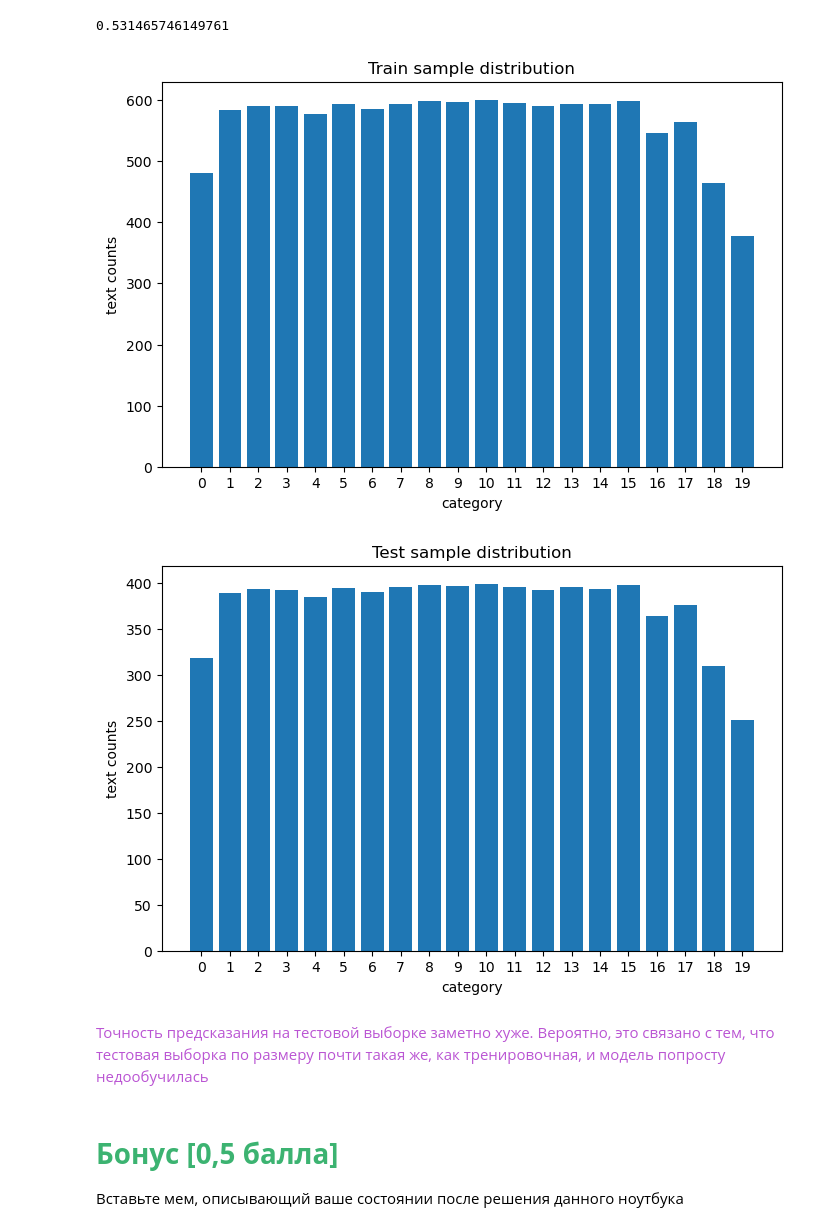
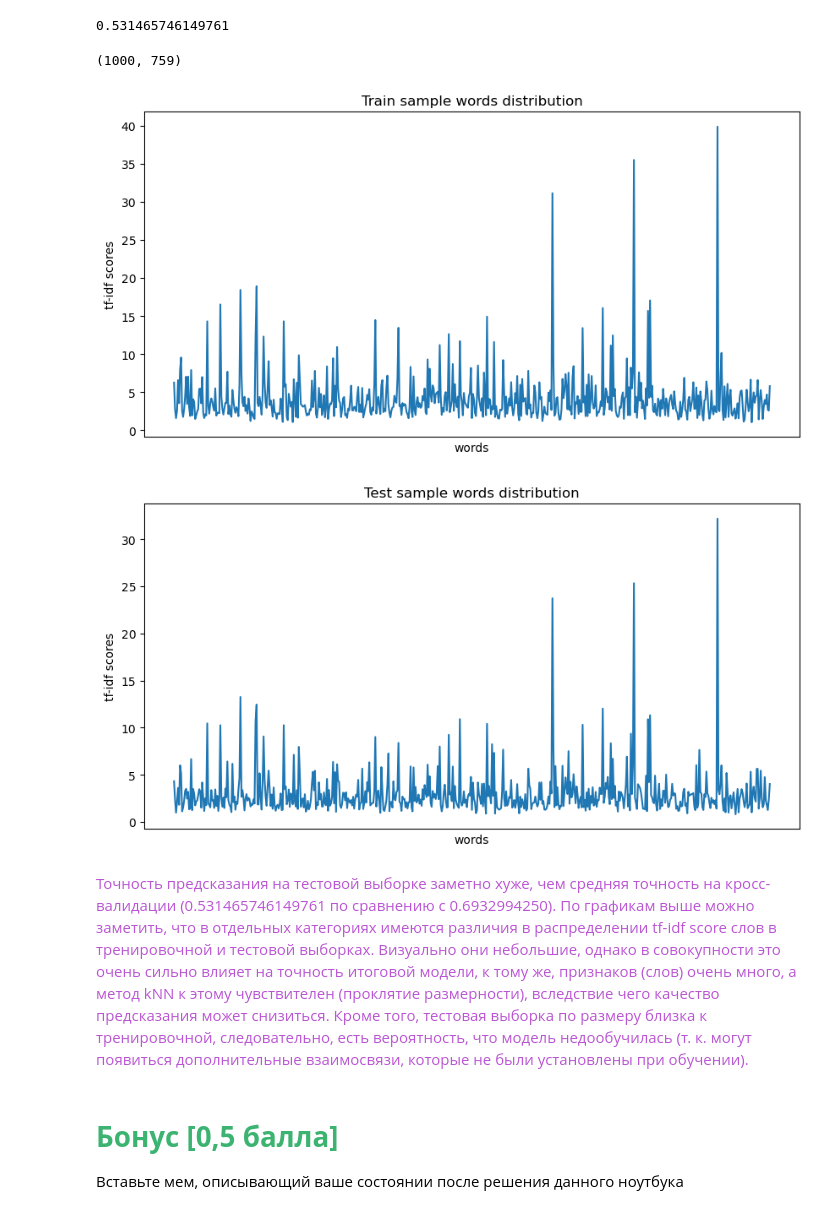
Before and after one commit to gerarte04/mlcmcmsu24, a Jupyter notebook: research/02_knn/[Research]_KNN_[2024_2025].ipynb, the cells around one changed output. Cells and saved outputs as stored; diff of their text form; code cells hidden in the pictures.

```diff
--- a/research/02_knn/[Research]_KNN_[2024_2025].ipynb
+++ b/research/02_knn/[Research]_KNN_[2024_2025].ipynb
@@ -353,9 +380,10 @@ plt.show()
  Оцените точность вашей лучшей модели на тестовой части датасета. Отличается ли оно от качества, полученного на кросс-валидации? Почему? При ответе на поставленные вопросы вам поможет анализ распределений обучающей и тестовой выборок
 # %%
 from sklearn.pipeline import Pipeline
+from sklearn.neighbors import KNeighborsClassifier
 
 pipe = Pipeline([
-    ('normalizer', TfidfVectorizer(max_df=0.8, min_df=10, max_features=1000, stop_words='english')),
+    ('normalizer', tf_idf := TfidfVectorizer(max_df=0.8, min_df=10, max_features=1000, stop_words='english')),
     ('classifier', KNeighborsClassifier(n_neighbors=1, metric='cosine', weights='distance'))
 ])
 
@@ -373,22 +395,44 @@ h_test = df_test.value_counts(['class']).sort_index().values
+# %%
+import pandas as pd
+
+cat_train_index = np.where(y_train == 7)[0]
+tfidf_fit = tf_idf.fit_transform(X_train[cat_train_index])
+train_words_list = tf_idf.get_feature_names_out()
+train_weighted = tfidf_fit.toarray().sum(axis=0)
+s1 = pd.Series(train_weighted, index=train_words_list)
+
+cat_test_index = np.where(y_test == 7)[0]
+tfidf_fit = tf_idf.fit_transform(X_test[cat_test_index])
+test_words_list = tf_idf.get_feature_names_out()
+test_weighted = tfidf_fit.toarray().sum(axis=0)
+s2 = pd.Series(test_weighted, index=test_words_list)
+
+words_list = list(set(train_words_list) & set(test_words_list))
+# %%
+s1.size, s2.size
+# %% [output]
+(1000, 759)
 # %%
-def draw_bar(y, h, title):
-    plt.figure(figsize=(8, 5))
-    plt.bar(range(20), h)
-    plt.xticks(range(20))
+import matplotlib.pyplot as plt
+
+def draw_bar(x, y, title):
+    plt.figure(figsize=(10, 5))
+    plt.plot(x, y)
 
     plt.title(title)
-    plt.xlabel('category')
-    plt.ylabel('text counts')
+    plt.xlabel('words')
+    plt.ylabel('tf-idf scores')
+    plt.xticks([])
 
     plt.show()
 
-draw_bar(y_train, h_train, 'Train sample distribution')
-draw_bar(y_test, h_test, 'Test sample distribution')
+draw_bar(words_list, s1[words_list], 'Train sample words distribution')
+draw_bar(words_list, s2[words_list], 'Test sample words distribution')
 # %% [output]
-[figure, old version]
+[figure, new version]
-[figure, old version]
+[figure, new version]
-# %% [markdown]
-<font color='MediumOrchid'>Точность предсказания на тестовой выборке заметно хуже. Вероятно, это связано с тем, что тестовая выборка по размеру почти такая же, как тренировочная, и модель попросту недообучилась</font>
+# %% [markdown]
+<font color='MediumOrchid'>Точность предсказания на тестовой выборке заметно хуже, чем средняя точность на кросс-валидации (0.531465746149761 по сравнению с 0.6932994250). По графикам выше можно заметить, что в отдельных категориях имеются различия в распределении tf-idf score слов в тренировочной и тестовой выборках. Визуально они небольшие, однако в совокупности это очень сильно влияет на точность итоговой модели, к тому же, признаков (слов) очень много, а метод kNN к этому чувствителен (проклятие размерности), вследствие чего качество предсказания может снизиться. </br> Кроме того, тестовая выборка по размеру близка к тренировочной, следовательно, есть вероятность, что модель недообучилась (т. к. могут появиться дополнительные взаимосвязи, которые не были установлены при обучении).</font>
 # %% [markdown]
 # <font color='MediumSeaGreen'>**Бонус [0,5 балла]**</font>
 
```
Also changed, not shown: parts of 5 cells of this notebook.
